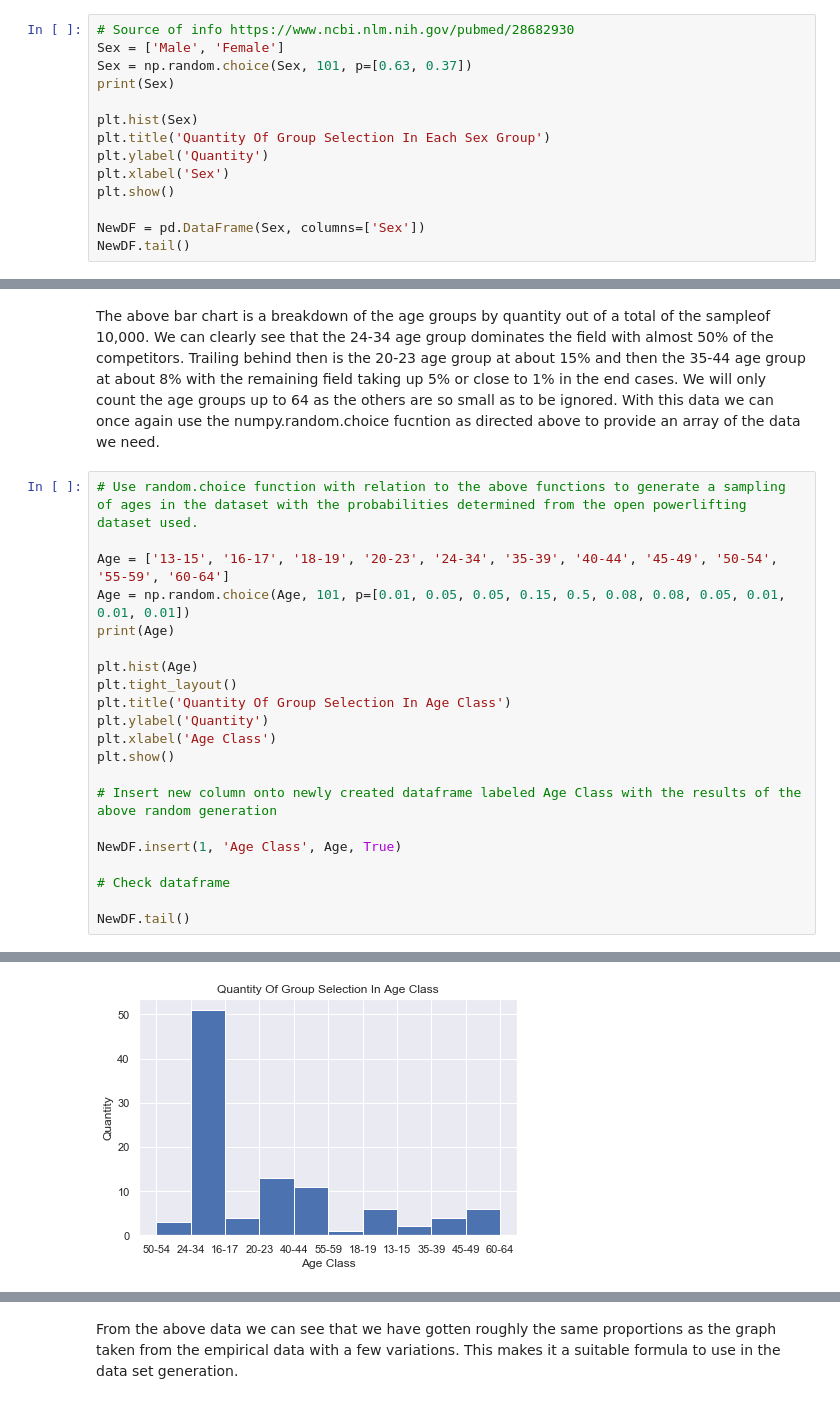
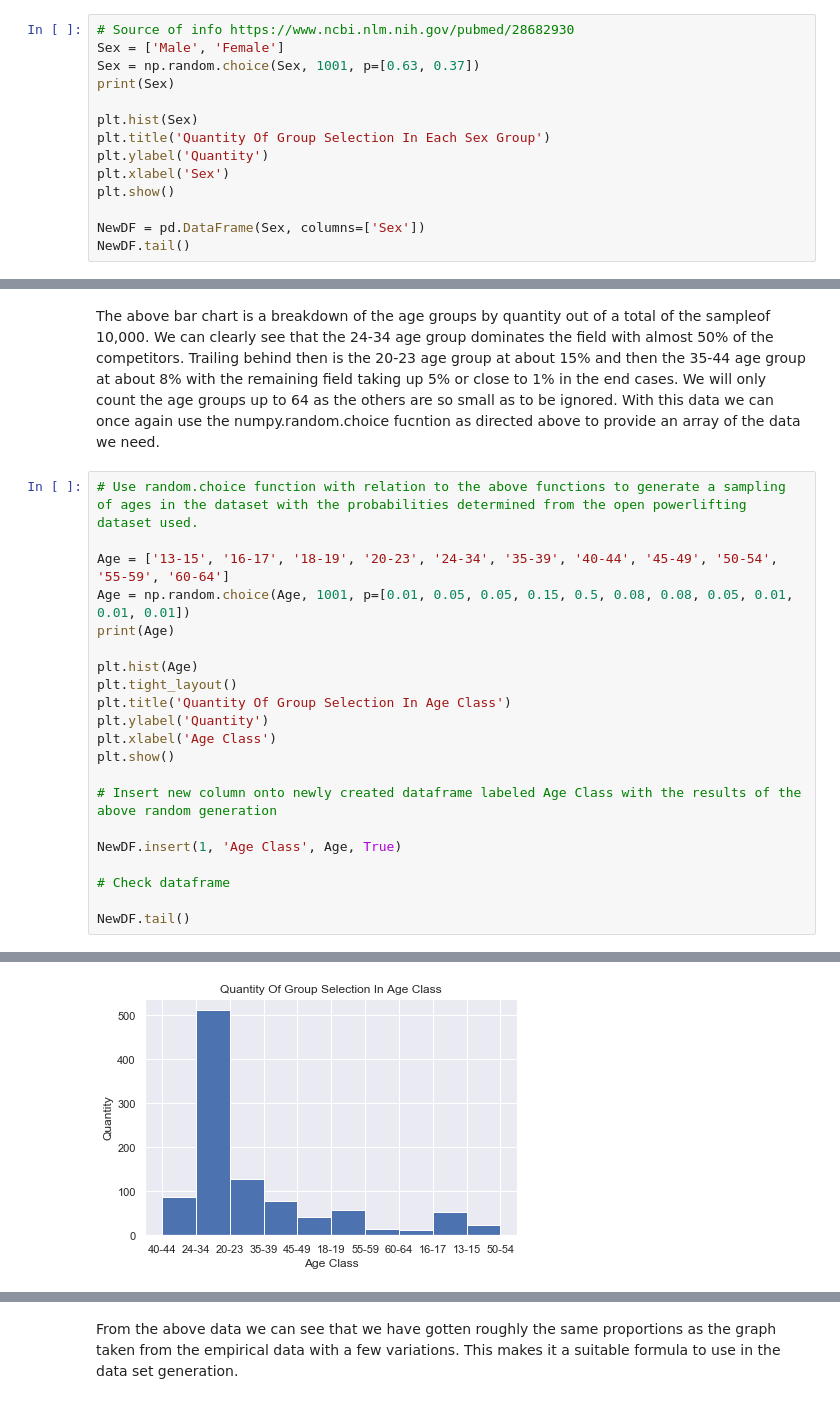
Before and after one commit to IanWafer/Programming-Project, a Jupyter notebook: Simulated Real World Phenomenon.ipynb, the cells around one changed output, grey strips where cells are left out. Saved outputs shown, nothing was run; the diff lists cells and outputs as text.

```diff
--- a/Simulated Real World Phenomenon.ipynb
+++ b/Simulated Real World Phenomenon.ipynb
@@ -44,7 +44,7 @@ First we'll look at the sex of the dataset required. From the source listed we c
 # %%
 # Source of info https://www.ncbi.nlm.nih.gov/pubmed/28682930
 Sex = ['Male', 'Female']
-Sex = np.random.choice(Sex, 101, p=[0.63, 0.37])
+Sex = np.random.choice(Sex, 1001, p=[0.63, 0.37])
 print(Sex)
 
 plt.hist(Sex)
@@ -143,7 +128,7 @@ The above bar chart is a breakdown of the age groups by quantity out of a total
 # Use random.choice function with relation to the above functions to generate a sampling of ages in the dataset with the probabilities determined from the open powerlifting dataset used.
 
 Age = ['13-15', '16-17', '18-19', '20-23', '24-34', '35-39', '40-44', '45-49', '50-54', '55-59', '60-64']
-Age = np.random.choice(Age, 101, p=[0.01, 0.05, 0.05, 0.15, 0.5, 0.08, 0.08, 0.05, 0.01, 0.01, 0.01])
+Age = np.random.choice(Age, 1001, p=[0.01, 0.05, 0.05, 0.15, 0.5, 0.08, 0.08, 0.05, 0.01, 0.01, 0.01])
 print(Age)
 
 plt.hist(Age)
@@ -176,2 +150,2 @@ NewDF.tail()
-[figure, old version]
+[figure, new version]
 |  | Sex | Age Class |
```
Also changed, not shown: parts of 15 cells of this notebook.
